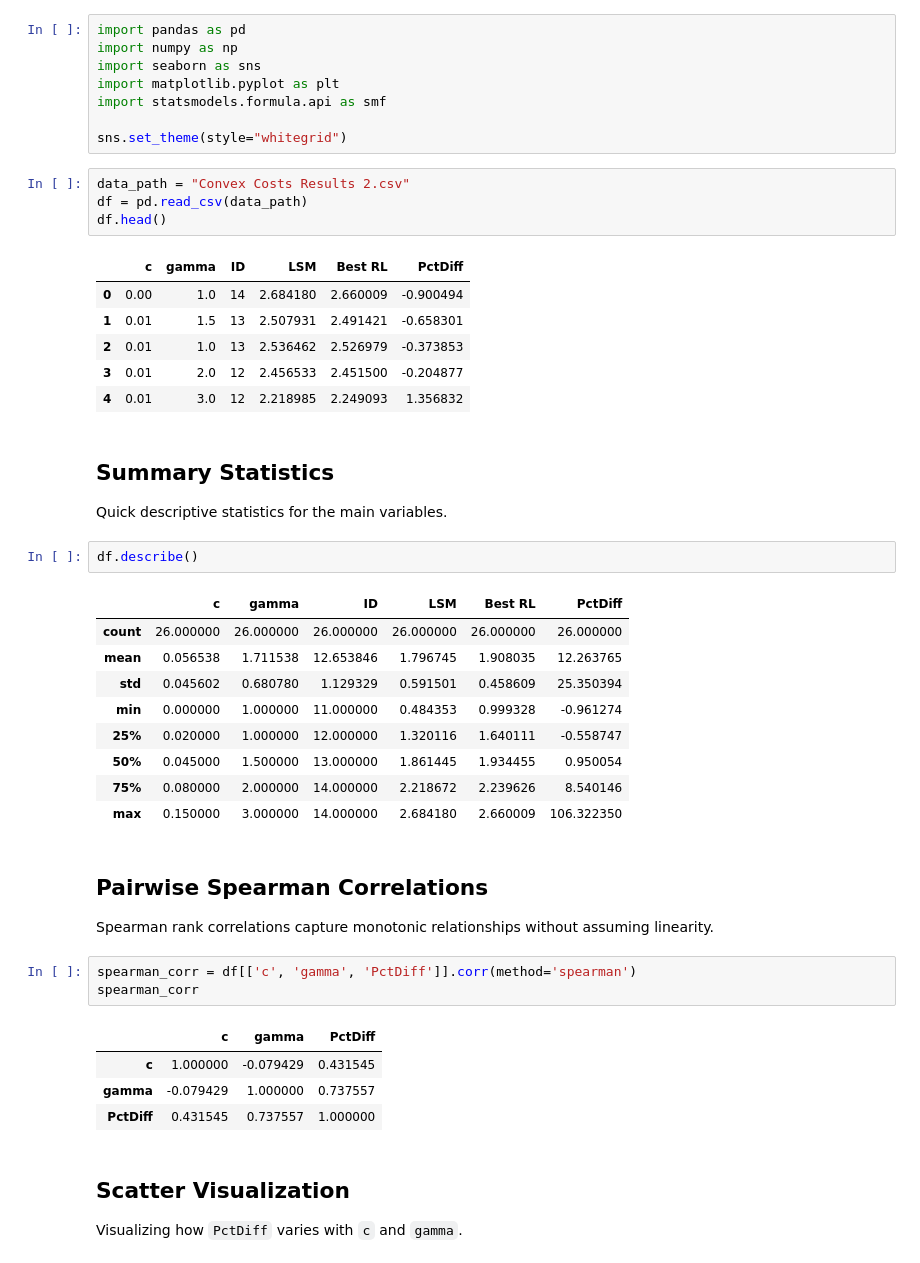
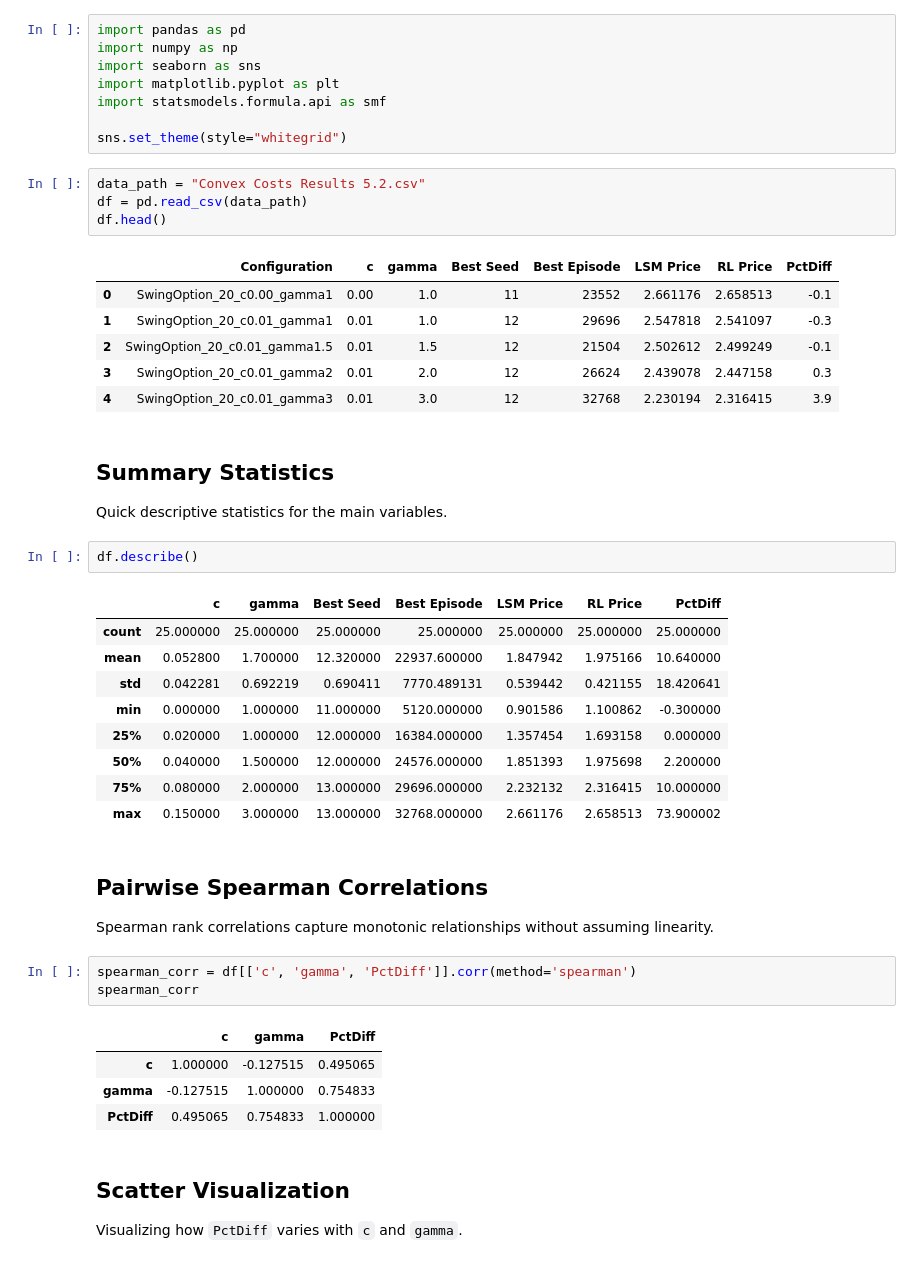
Before and after one commit to ithakis/DRL-Swing-Options, a Jupyter notebook: Jupyter Notebooks/Convex_Costs_Relationships.ipynb, the cells around one changed output. Drawn from its saved outputs; the diff is of its cells as text.

```diff
--- a/Jupyter Notebooks/Convex_Costs_Relationships.ipynb
+++ b/Jupyter Notebooks/Convex_Costs_Relationships.ipynb
@@ -18,31 +10,31 @@ import statsmodels.formula.api as smf
 
 sns.set_theme(style="whitegrid")
 # %%
-data_path = "Convex Costs Results 2.csv"
+data_path = "Convex Costs Results 5.2.csv"
 df = pd.read_csv(data_path)
 df.head()
 # %% [output]
-|  | c | gamma | ID | LSM | Best RL | PctDiff |
-| 0 | 0.00 | 1.0 | 14 | 2.684180 | 2.660009 | -0.900494 |
-| 1 | 0.01 | 1.5 | 13 | 2.507931 | 2.491421 | -0.658301 |
-| 2 | 0.01 | 1.0 | 13 | 2.536462 | 2.526979 | -0.373853 |
-| 3 | 0.01 | 2.0 | 12 | 2.456533 | 2.451500 | -0.204877 |
-| 4 | 0.01 | 3.0 | 12 | 2.218985 | 2.249093 | 1.356832 |
+|  | Configuration | c | gamma | Best Seed | Best Episode | LSM Price | RL Price | PctDiff |
+| 0 | SwingOption_20_c0.00_gamma1 | 0.00 | 1.0 | 11 | 23552 | 2.661176 | 2.658513 | -0.1 |
+| 1 | SwingOption_20_c0.01_gamma1 | 0.01 | 1.0 | 12 | 29696 | 2.547818 | 2.541097 | -0.3 |
+| 2 | SwingOption_20_c0.01_gamma1.5 | 0.01 | 1.5 | 12 | 21504 | 2.502612 | 2.499249 | -0.1 |
+| 3 | SwingOption_20_c0.01_gamma2 | 0.01 | 2.0 | 12 | 26624 | 2.439078 | 2.447158 | 0.3 |
+| 4 | SwingOption_20_c0.01_gamma3 | 0.01 | 3.0 | 12 | 32768 | 2.230194 | 2.316415 | 3.9 |
 # %% [markdown]
 ## Summary Statistics
 Quick descriptive statistics for the main variables.
 # %%
 df.describe()
 # %% [output]
-|  | c | gamma | ID | LSM | Best RL | PctDiff |
-| count | 26.000000 | 26.000000 | 26.000000 | 26.000000 | 26.000000 | 26.000000 |
-| mean | 0.056538 | 1.711538 | 12.653846 | 1.796745 | 1.908035 | 12.263765 |
-| std | 0.045602 | 0.680780 | 1.129329 | 0.591501 | 0.458609 | 25.350394 |
-| min | 0.000000 | 1.000000 | 11.000000 | 0.484353 | 0.999328 | -0.961274 |
-| 25% | 0.020000 | 1.000000 | 12.000000 | 1.320116 | 1.640111 | -0.558747 |
-| 50% | 0.045000 | 1.500000 | 13.000000 | 1.861445 | 1.934455 | 0.950054 |
-| 75% | 0.080000 | 2.000000 | 14.000000 | 2.218672 | 2.239626 | 8.540146 |
-| max | 0.150000 | 3.000000 | 14.000000 | 2.684180 | 2.660009 | 106.322350 |
+|  | c | gamma | Best Seed | Best Episode | LSM Price | RL Price | PctDiff |
+| count | 25.000000 | 25.000000 | 25.000000 | 25.000000 | 25.000000 | 25.000000 | 25.000000 |
+| mean | 0.052800 | 1.700000 | 12.320000 | 22937.600000 | 1.847942 | 1.975166 | 10.640000 |
+| std | 0.042281 | 0.692219 | 0.690411 | 7770.489131 | 0.539442 | 0.421155 | 18.420641 |
+| min | 0.000000 | 1.000000 | 11.000000 | 5120.000000 | 0.901586 | 1.100862 | -0.300000 |
+| 25% | 0.020000 | 1.000000 | 12.000000 | 16384.000000 | 1.357454 | 1.693158 | 0.000000 |
+| 50% | 0.040000 | 1.500000 | 12.000000 | 24576.000000 | 1.851393 | 1.975698 | 2.200000 |
+| 75% | 0.080000 | 2.000000 | 13.000000 | 29696.000000 | 2.232132 | 2.316415 | 10.000000 |
+| max | 0.150000 | 3.000000 | 13.000000 | 32768.000000 | 2.661176 | 2.658513 | 73.900002 |
 # %% [markdown]
 ## Pairwise Spearman Correlations
 Spearman rank correlations capture monotonic relationships without assuming linearity.
@@ -51,9 +43,9 @@ spearman_corr = df[['c', 'gamma', 'PctDiff']].corr(method='spearman')
 spearman_corr
 # %% [output]
 |  | c | gamma | PctDiff |
-| c | 1.000000 | -0.079429 | 0.431545 |
-| gamma | -0.079429 | 1.000000 | 0.737557 |
-| PctDiff | 0.431545 | 0.737557 | 1.000000 |
+| c | 1.000000 | -0.127515 | 0.495065 |
+| gamma | -0.127515 | 1.000000 | 0.754833 |
+| PctDiff | 0.495065 | 0.754833 | 1.000000 |
 # %% [markdown]
 ## Scatter Visualization
 Visualizing how `PctDiff` varies with `c` and `gamma`.
```
Also changed, not shown: parts of 7 cells of this notebook, 32 other files.
